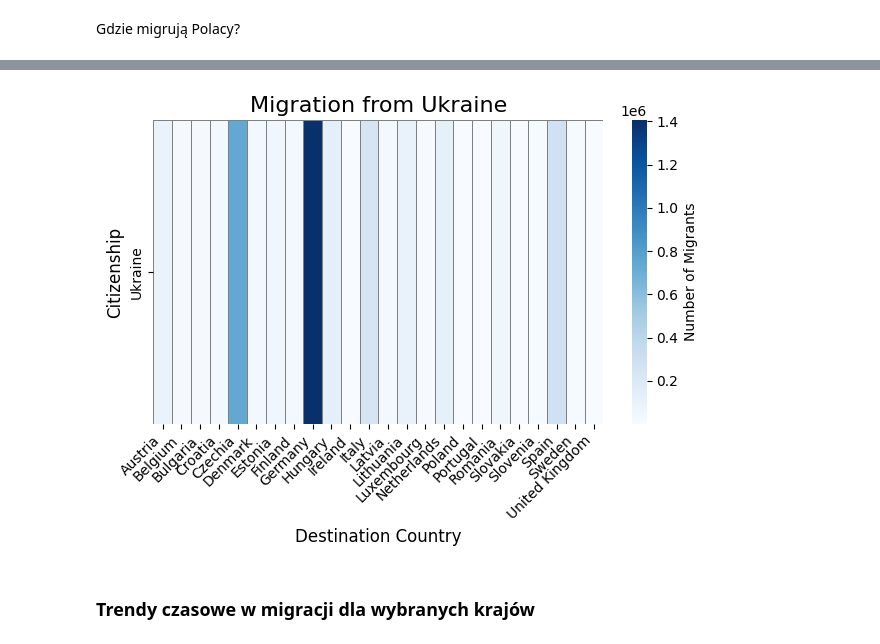
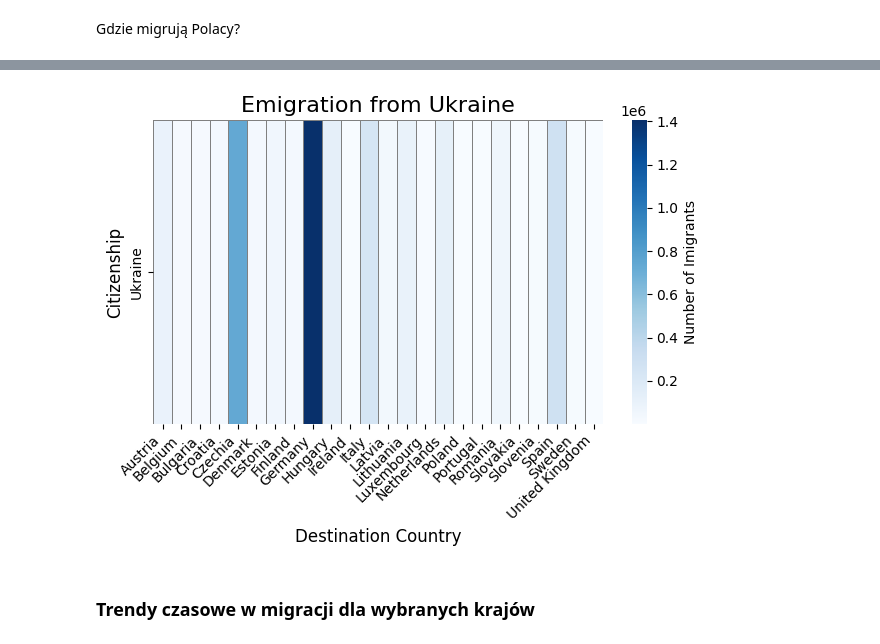
Before and after one commit to natix-x/Data-mining-in-Migration-Analysis, a Jupyter notebook: data_analysis/migration_patterns.ipynb, the cells around one changed output, grey strips where cells are left out. Saved outputs shown, nothing was run; the diff lists cells and outputs as text; code cells hidden in the pictures.

```diff
--- a/data_analysis/migration_patterns.ipynb
+++ b/data_analysis/migration_patterns.ipynb
@@ -147,29 +146,29 @@ plt.show()
 # %%
 filtered_interest = filtered[filtered["Country of citizenship"] == "Ukraine"]
 
 pivot_table = filtered_interest.pivot_table(
     index="Country of citizenship",
     columns="geo",
     values="Migrants number",
     aggfunc="sum"
 )
 
 sns.heatmap(
     pivot_table,
     cmap="Blues",
     linewidths=0.5,
     linecolor="gray",
-    cbar_kws={'label': 'Number of Migrants'}
+    cbar_kws={'label': 'Number of Imigrants'}
 )
 
-plt.title(f"Migration from Ukraine", fontsize=16)
+plt.title(f"Emigration from Ukraine", fontsize=16)
 plt.xlabel("Destination Country", fontsize=12)
 plt.ylabel(f"Citizenship", fontsize=12)
 plt.xticks(rotation=45, ha="right")
 plt.tight_layout()
 plt.show()
 # %% [output]
-[figure, old version]
+[figure, new version]
 # %% [markdown]
 ### Trendy czasowe w migracji dla wybranych krajów
 # %% [markdown]
```
Also changed, not shown: parts of 33 cells of this notebook, 1 other file.
